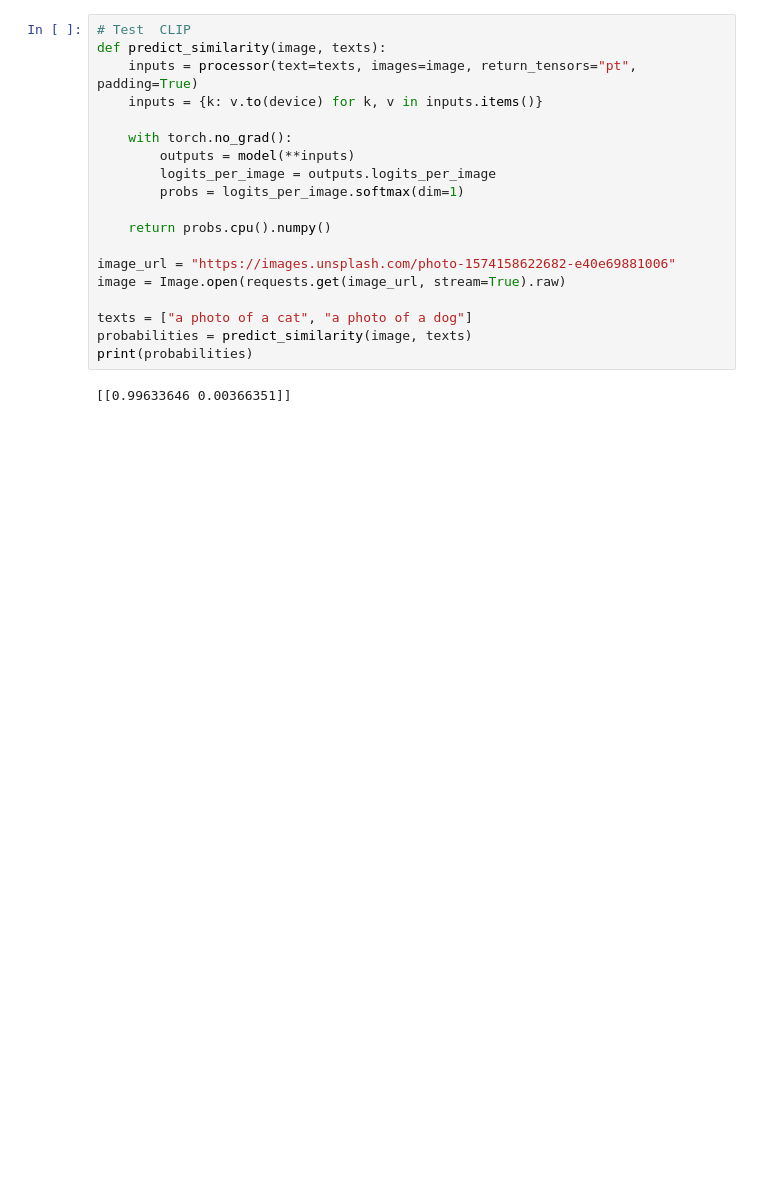
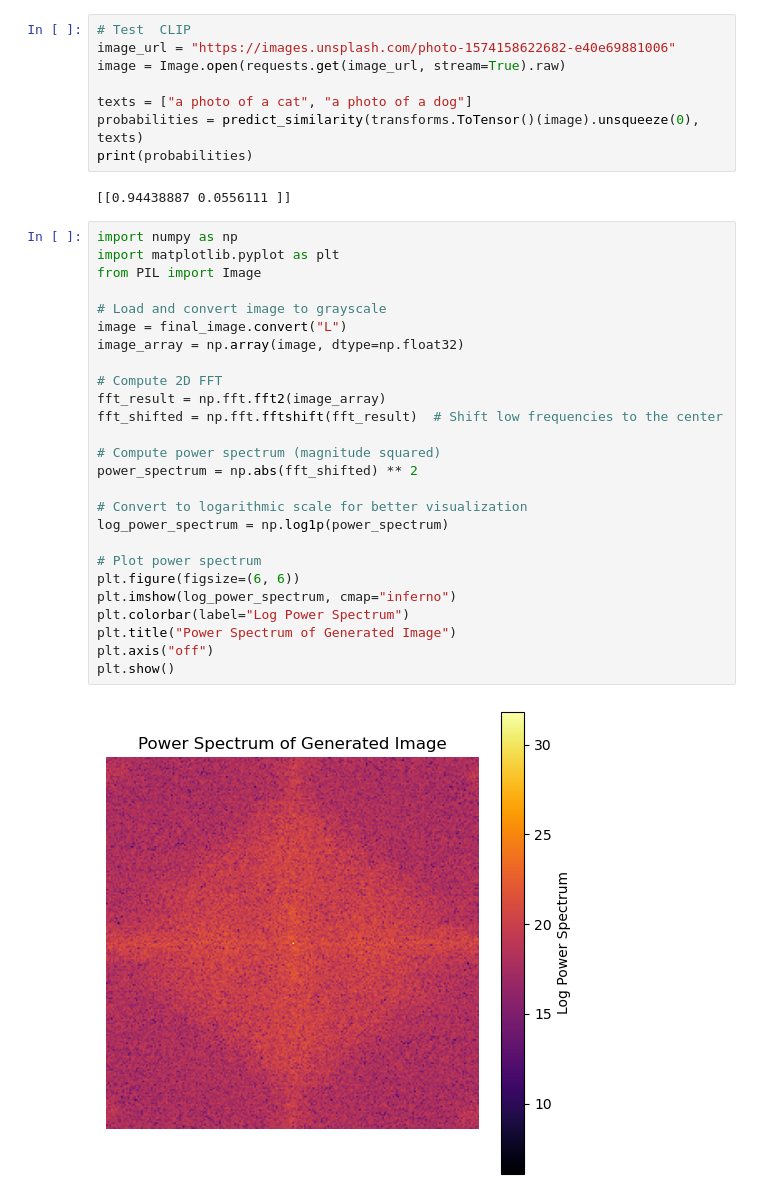
Before and after one commit to MehdiJmlkh/Direct-Ascent-Synthesis, a Jupyter notebook: CLIP.ipynb, the cells around one changed output. Drawn from its saved outputs; the diff is of its cells as text; blank space fills up the shorter version.

```diff
--- a/CLIP.ipynb
+++ b/CLIP.ipynb
@@ -18,21 +169,38 @@ Loaded openai/clip-vit-base-patch32 on cuda
 # %%
 # Test  CLIP
-def predict_similarity(image, texts):
-    inputs = processor(text=texts, images=image, return_tensors="pt", padding=True)
-    inputs = {k: v.to(device) for k, v in inputs.items()}
-
-    with torch.no_grad():
-        outputs = model(**inputs)
-        logits_per_image = outputs.logits_per_image
-        probs = logits_per_image.softmax(dim=1)
-
-    return probs.cpu().numpy()
-
 image_url = "https://images.unsplash.com/photo-1574158622682-e40e69881006"
 image = Image.open(requests.get(image_url, stream=True).raw)
 
 texts = ["a photo of a cat", "a photo of a dog"]
-probabilities = predict_similarity(image, texts)
+probabilities = predict_similarity(transforms.ToTensor()(image).unsqueeze(0), texts)
 print(probabilities)
 # %% [output]
-[[0.99633646 0.00366351]]
+[[0.94438887 0.0556111 ]]
+# %%
+import numpy as np
+import matplotlib.pyplot as plt
+from PIL import Image
+
+# Load and convert image to grayscale
+image = final_image.convert("L")
+image_array = np.array(image, dtype=np.float32)
+
+# Compute 2D FFT
+fft_result = np.fft.fft2(image_array)
+fft_shifted = np.fft.fftshift(fft_result)  # Shift low frequencies to the center
+
+# Compute power spectrum (magnitude squared)
+power_spectrum = np.abs(fft_shifted) ** 2
+
+# Convert to logarithmic scale for better visualization
+log_power_spectrum = np.log1p(power_spectrum)
+
+# Plot power spectrum
+plt.figure(figsize=(6, 6))
+plt.imshow(log_power_spectrum, cmap="inferno")
+plt.colorbar(label="Log Power Spectrum")
+plt.title("Power Spectrum of Generated Image")
+plt.axis("off")
+plt.show()
+# %% [output]
+[figure, added]
```
Also changed, not shown: parts of 12 cells of this notebook.
